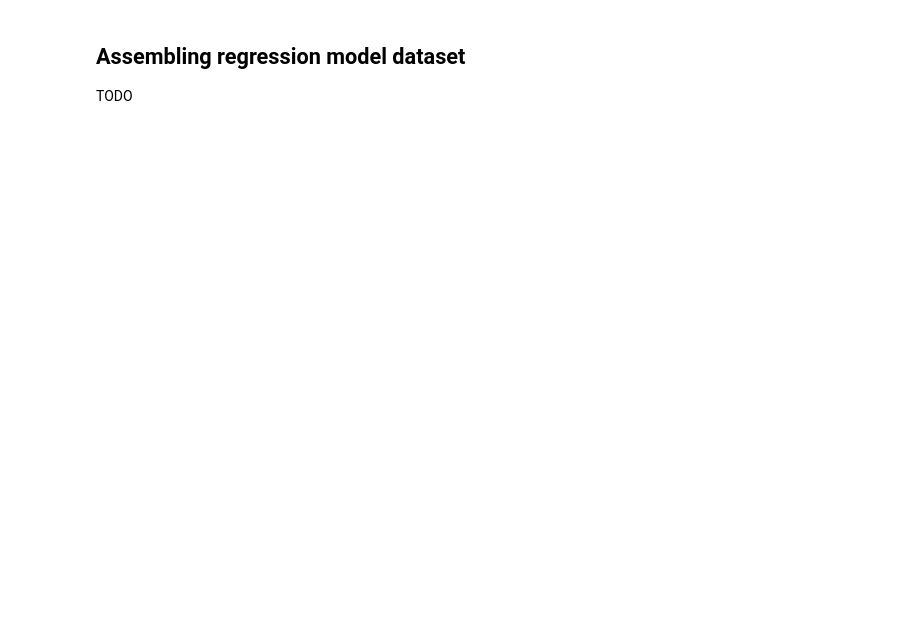
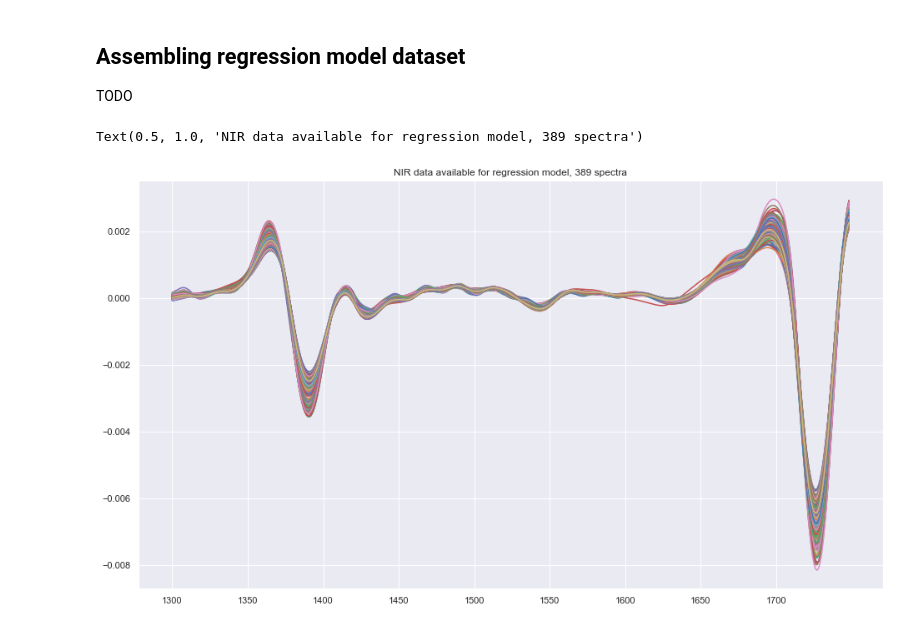
Before and after one commit to bitjungle/OpenData, a Jupyter notebook: bronir2/analysis.ipynb, the cells around one changed output. Drawn from its saved outputs; the diff is of its cells as text; code cells hidden in the pictures; blank space fills up the shorter version.

Commit message:
regression model dataset assembly

```diff
--- a/bronir2/analysis.ipynb
+++ b/bronir2/analysis.ipynb
@@ -243,3 +242,26 @@ Other features in the loading vectors may be matched against known NIR bands for
 ## Assembling regression model dataset
 
 TODO
+# %%
+reg_mod_wl_start = 1300 # Starts at column index 7 in the dataframe
+reg_mod_wl_end = 1750   # Very noisy data above 2120 nm
+reg_mod_wl = [r for r in range(reg_mod_wl_start, reg_mod_wl_end-1)]
+have_dens_vals = dens_clean > 900
+
+reg_mod_X = []
+reg_mod_y = []
+for n in range(len(Xpre)):
+    if (have_dens_vals[n]):
+        reg_mod_X.append(Xpre[n,1:reg_mod_wl_end-reg_mod_wl_start])
+        reg_mod_y.append(dens_clean[n])
+
+#Xpre[Xpre.Dens > 900] # All data with valid density measurements
+# %%
+plt.figure(figsize=[16, 9])
+for n in range(0, len(reg_mod_X)):
+    plt.plot(reg_mod_wl, reg_mod_X[n])
+plt.xticks([t for t in range(reg_mod_wl_start, reg_mod_wl_end, 50)])
+plt.title('NIR data available for regression model, {} spectra'.format(len(reg_mod_X)))
+# %% [output]
+Text(0.5, 1.0, 'NIR data available for regression model, 389 spectra')
+[figure, added]
```
Also changed, not shown: parts of 2 cells of this notebook.
